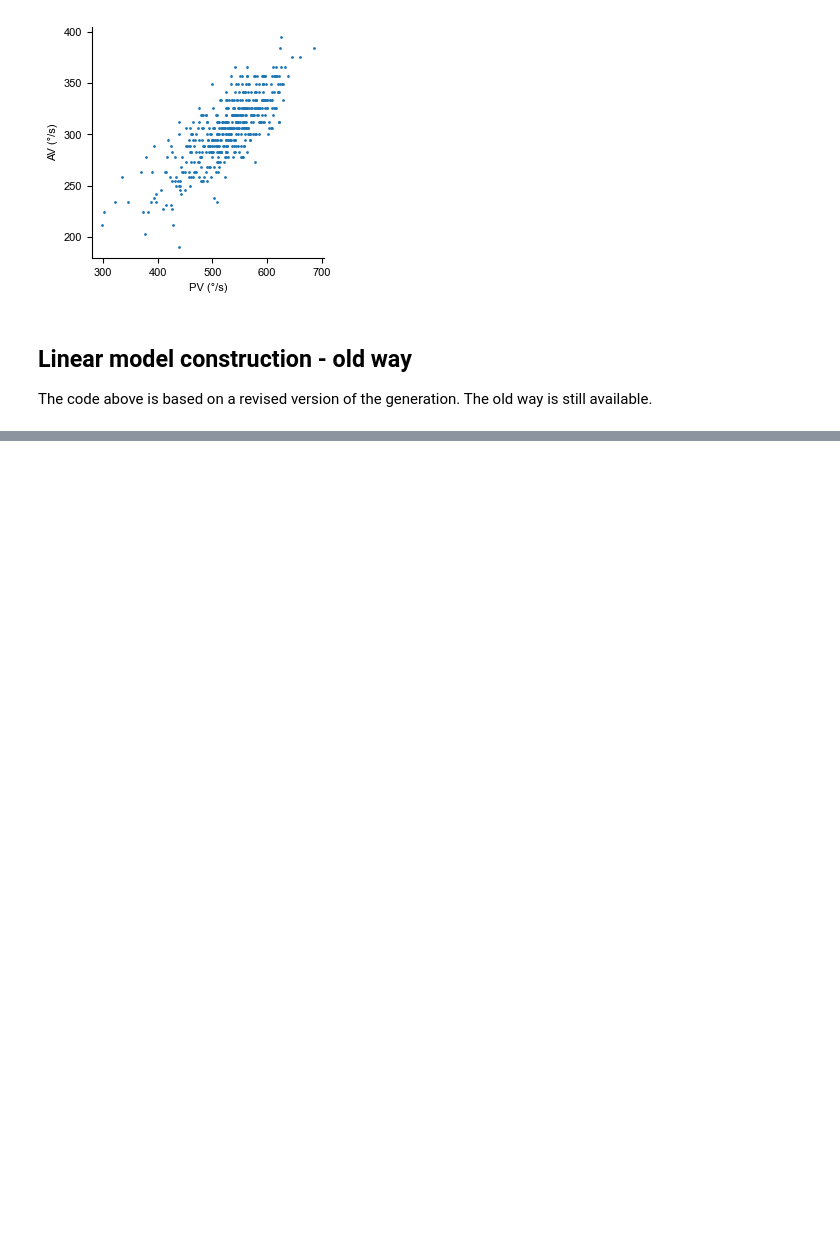
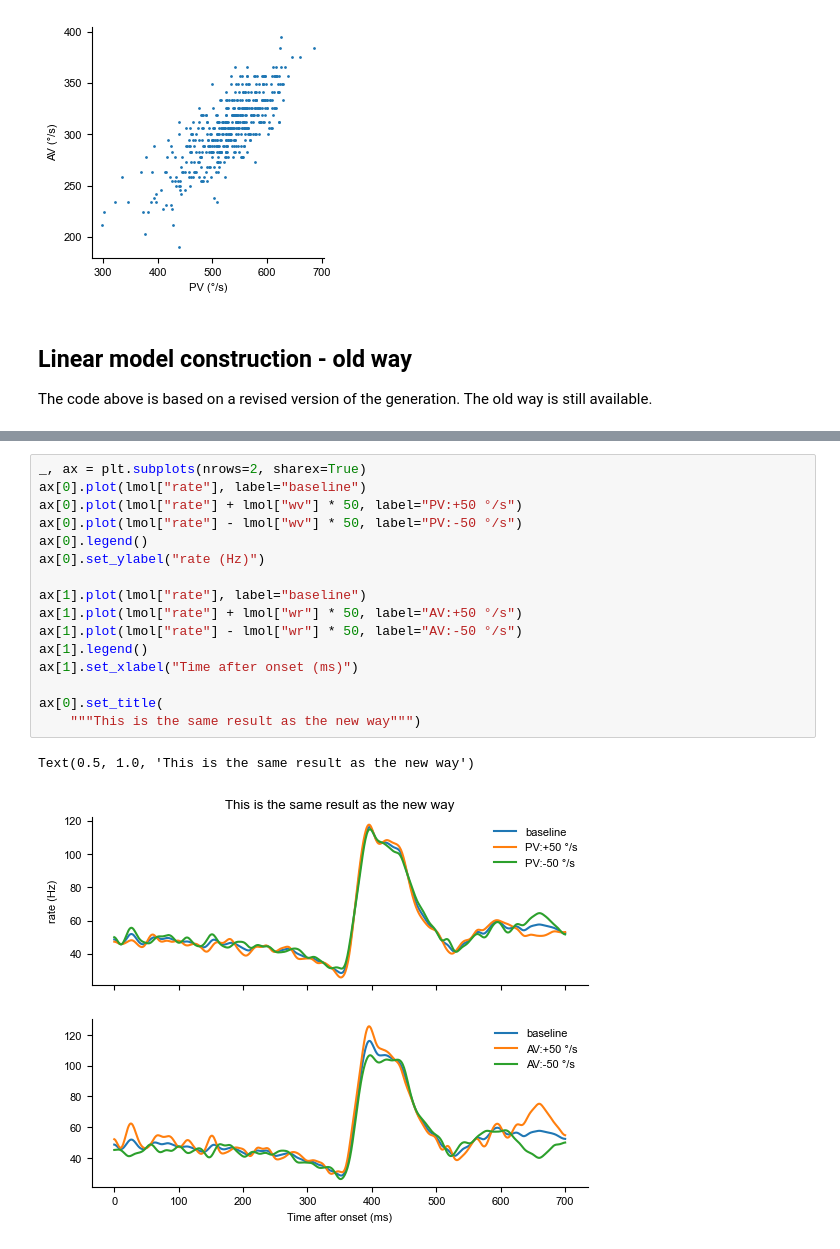
Before and after one commit to julianasdd/cbmanifold, a Jupyter notebook: notebooks/Manifold_analysis_example.ipynb, the cells around one changed output, grey strips where cells are left out. Drawn from its saved outputs; the diff is of its cells as text; blank space fills up the shorter version.

```diff
--- a/notebooks/Manifold_analysis_example.ipynb
+++ b/notebooks/Manifold_analysis_example.ipynb
@@ -195,0 +209,19 @@ lm = cbmanifold.linear_model.generate_linear_model_old('pc3', rate, params, [pv0
+# %%
+_, ax = plt.subplots(nrows=2, sharex=True)
+ax[0].plot(lmol["rate"], label="baseline")
+ax[0].plot(lmol["rate"] + lmol["wv"] * 50, label="PV:+50 °/s")
+ax[0].plot(lmol["rate"] - lmol["wv"] * 50, label="PV:-50 °/s")
+ax[0].legend()
+ax[0].set_ylabel("rate (Hz)")
+
+ax[1].plot(lmol["rate"], label="baseline")
+ax[1].plot(lmol["rate"] + lmol["wr"] * 50, label="AV:+50 °/s")
+ax[1].plot(lmol["rate"] - lmol["wr"] * 50, label="AV:-50 °/s")
+ax[1].legend()
+ax[1].set_xlabel("Time after onset (ms)")
+
+ax[0].set_title(
+    """This is the same result as the new way""")
+# %% [output]
+Text(0.5, 1.0, 'This is the same result as the new way')
+[figure, added]
```
Also changed, not shown: parts of 4 cells of this notebook, 1 other file.
